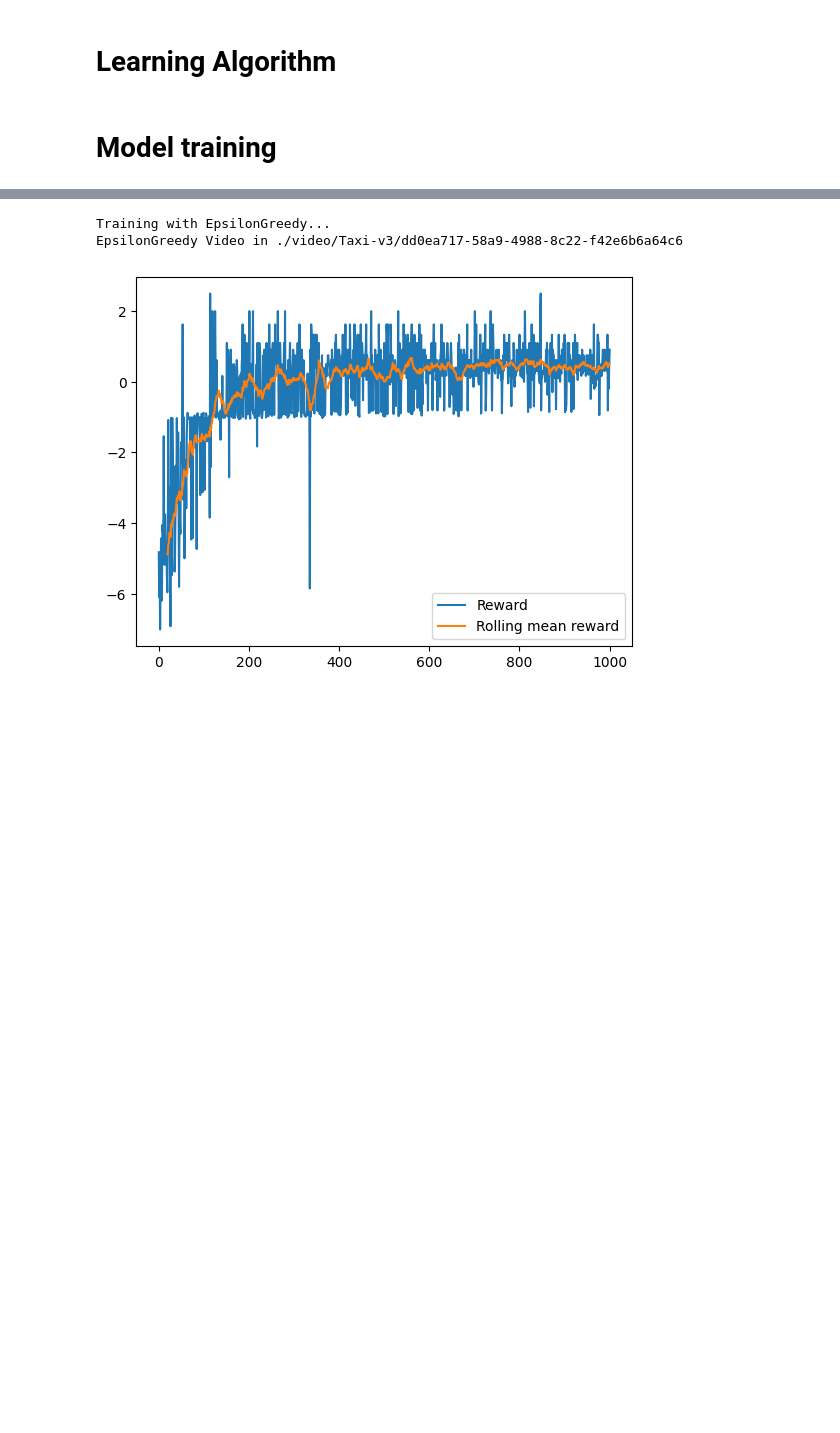
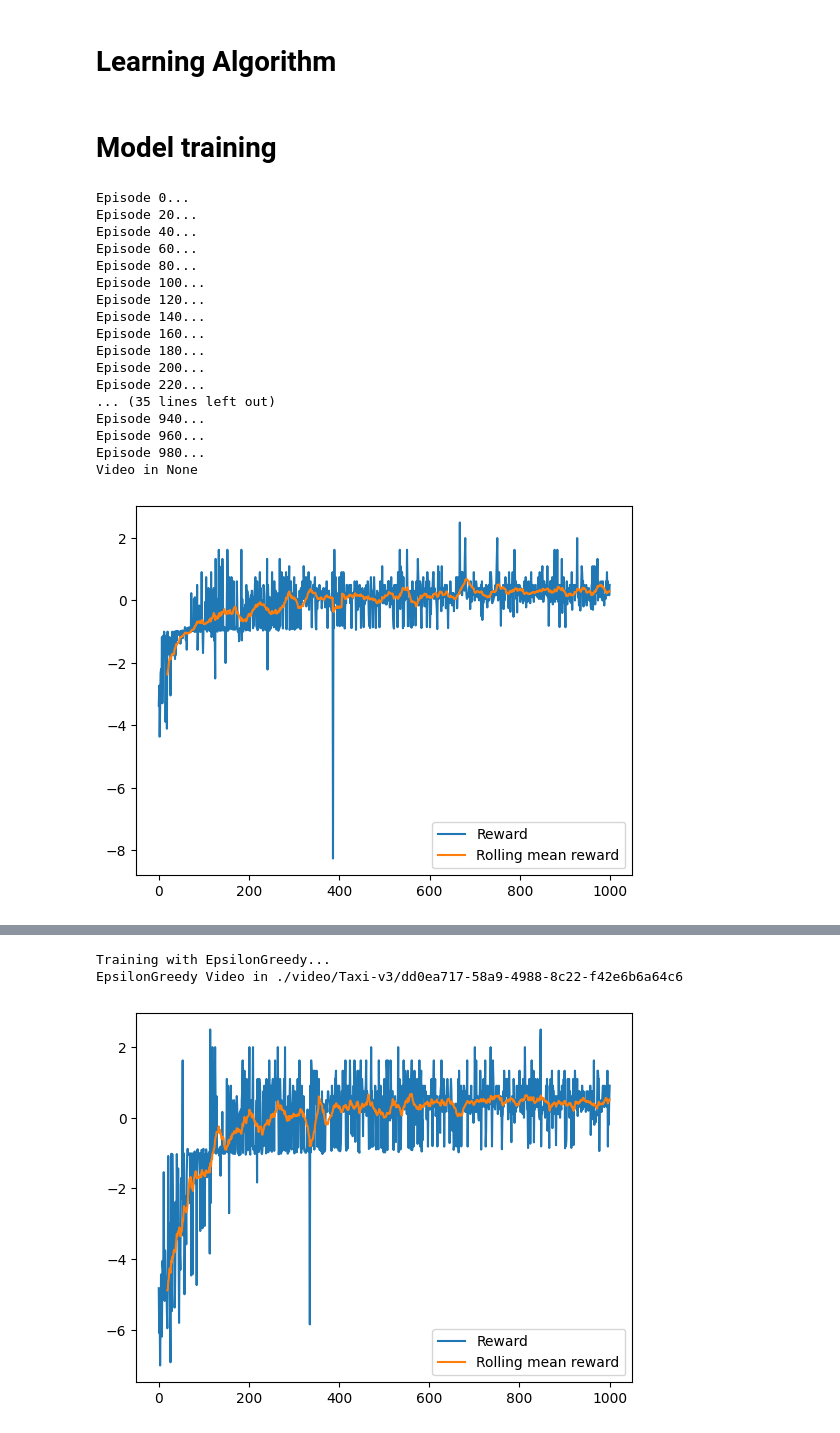
Before and after one commit to shmnrr/CS4049_ASS2, a Jupyter notebook: assessment2.ipynb, the cells around one changed output, grey strips where cells are left out. Drawn from its saved outputs; the diff is of its cells as text; code cells hidden in the pictures; blank space fills up the shorter version.

Commit message:
thompson in batches

```diff
--- a/assessment2.ipynb
+++ b/assessment2.ipynb
@@ -382,9 +390,6 @@ def learn(env, num_episodes: int, selection_method, learning_method, print_episo
             old_observation = observation
             observation, reward, done, _, state = env.step(action)
 
-            if s.__class__ == ThompsonSampling:
-                s.update(old_observation, observation, action, s.next_action(l.qt(observation), observation), reward, l.q)
-
             # Store the information for experience replay
             rewards_history.append(reward)
             action_history.append(action)
@@ -404,12 +409,58 @@ def learn(env, num_episodes: int, selection_method, learning_method, print_episo
                 # Update the agent's knowledge using the specified learning method
                 l.update(state_sample, state_next_sample, action_sample, rewards_sample)
 
+                # update(self, states: typing.List[int], next_states: typing.List[int], actions_taken: typing.List[int], rewards: typing.List[float], q_table: typing.List[typing.Tuple[int, float]], discount_factor:float = 0.9):
+                if s.__class__ == ThompsonSampling:
+                    s.update(state_sample, state_next_sample, action_sample, rewards_sample, l.q)
+
         episode_mean_reward.append(np.mean(rewards_history))
 
     env.close()
     return episode_mean_reward
 # %% [markdown]
 # Model training
+# %%
+# Create the environment without video recording
+env, folder_name = create_environment("Taxi-v3", False)
+
+# Train the agent using Upper Confidence Bound for action selection and QNeural for learning
+rewards = learn(env, 1000, ThompsonSampling, QTable, print_episodes = True)
+
+# Display information about video recording folder
+print(f"Video in {folder_name}")
+
+# Calculate rolling mean of rewards for smoother visualization
+window = 20
+average_reward = []
+for _ in range(window - 1):
+    average_reward.insert(0, np.nan)
+for x in range(len(rewards) - window + 1):
+     average_reward.append(np.mean(rewards[x:x+window]))
+
+# Plot the rewards and rolling mean rewards
+plt.plot(rewards, label="Reward")
+plt.plot(average_reward, label="Rolling mean reward")
+plt.legend()
+plt.show()
+# %% [output]
+Episode 0...
+Episode 20...
+Episode 40...
+Episode 60...
+Episode 80...
+Episode 100...
+Episode 120...
+Episode 140...
+Episode 160...
+Episode 180...
+Episode 200...
+Episode 220...
+... (35 lines left out)
+Episode 940...
+Episode 960...
+Episode 980...
+Video in None
+[figure, added]
 # %%
 # Create the environment without video recording
 env, folder_name = create_environment("Taxi-v3", False)
```
Also changed, not shown: parts of 2 cells of this notebook.
